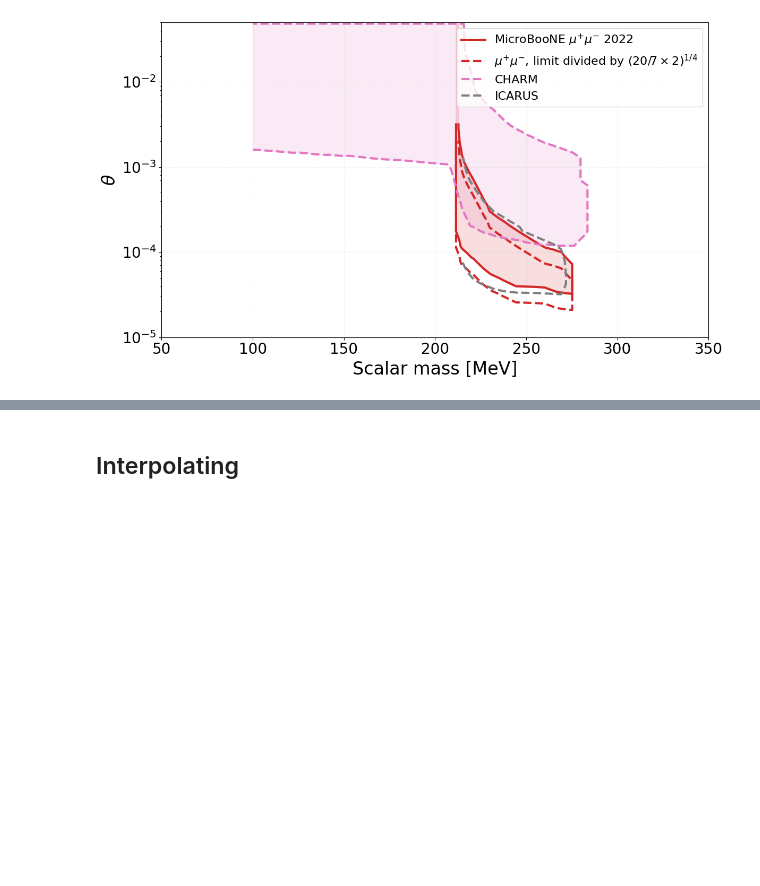
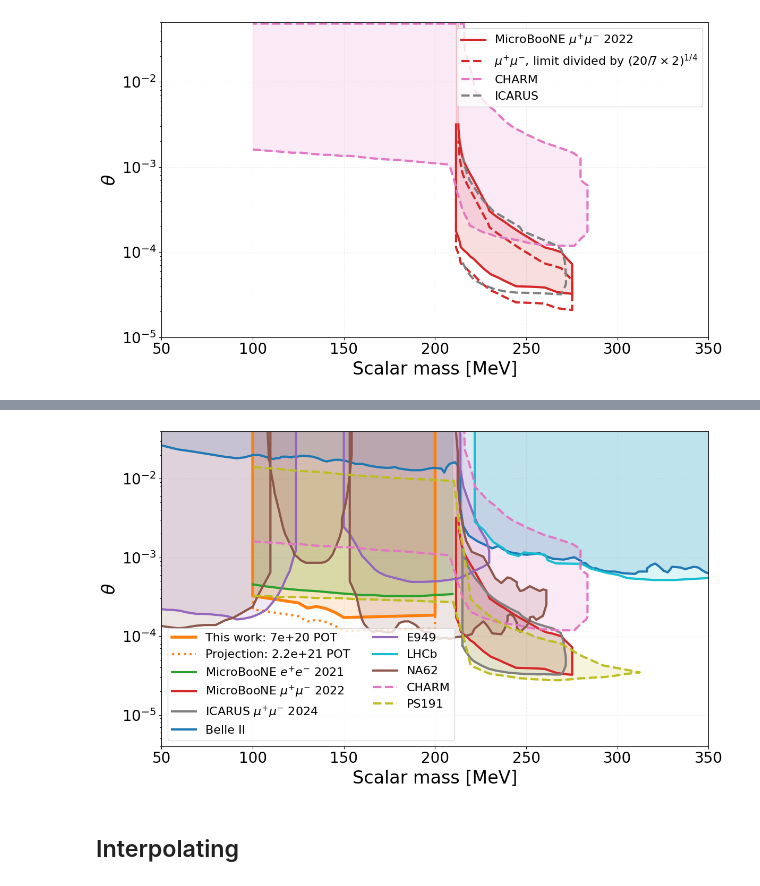
Before and after one commit to JoeBateman/HPS_ALP_Analysis, a Jupyter notebook: Comparison_plot.ipynb, the cells around one changed output, grey strips where cells are left out. Drawn from its saved outputs; the diff is of its cells as text; code cells hidden in the pictures; blank space fills up the shorter version.

```diff
--- a/Comparison_plot.ipynb
+++ b/Comparison_plot.ipynb
@@ -744,3 +759,100 @@ plt.show()
+# %%
+test_pot = 22.3e20
+this_pot = 7.01e20
+
+scale_factor = test_pot/this_pot
+
+scale_factor *= 1.5 # Due to improvements in selection efficiency
+
+plt.figure(figsize=(12,7),facecolor='white',dpi=100)
+
+# plt.plot(Belle_reduced['Mass'],Belle_reduced['Value'],label=r"Belle II",color="C1",lw=3)
+# plt.fill_between(Belle_reduced['Mass'],Belle_reduced['Value'],1,color="C1",alpha=0.15)
+
+plt.plot(uboone_NEW_ones['Mass'],uboone_NEW_ones['Value'],label=r"This work: {:.2} POT".format(this_pot),color="C1",lw=4)
+plt.fill_between(uboone_NEW_ones['Mass'],uboone_NEW_ones['Value'],1,color="C1",alpha=0.15)
+
+
+# plt.plot(uboone_2021['Mass'],uboone_2021['Value']/(7/2 * 2)**0.25,label=r"$e^{+}e^{-}$ 2021, limit divided by $(7/2\times2)^{1/4}$",color="C2",lw=3, linestyle='dashed')
+plt.plot(uboone_NEW_ones['Mass'],uboone_NEW_ones['Value']/(scale_factor**0.25),label="Projection: {:.2} POT".format(test_pot),color="C1", linestyle='dotted',lw=3)
+
+# plt.plot(uboone_scaled['Mass'],uboone_scaled['Value'],label=r"This work, hist scaled by 2.85x",color="C1", linestyle='dashed',lw=3)
+
+plt.plot(uboone_2021['Mass'],uboone_2021['Value'],label=r"MicroBooNE $e^{+}e^{-}$ 2021",color="C2",lw=3)
+plt.fill_between(uboone_2021['Mass'],uboone_2021['Value'],1,color="C2",alpha=0.15) #uboone_mumu
+
+
+plt.plot(uboone_mumu_theta_squared['Mass'],(uboone_mumu_theta_squared['Value']),label=r"MicroBooNE $\mu^{+}\mu^{-}$ 2022",color="C3",lw=3)
+plt.fill_between(uboone_mumu_theta_squared['Mass'],(uboone_mumu_theta_squared['Value']),1,color="C3",alpha=0.15)
+
+plt.plot(ICARUS_NEW['Mass'],(ICARUS_NEW['Value']),label=r"ICARUS $\mu^{+}\mu^{-}$ 2024",color="C7",lw=3)
+plt.fill_between(ICARUS_NEW['Mass'],(ICARUS_NEW['Value']),1,color="C7",alpha=0.15)
+
+plt.plot(Belle_full['Mass'],Belle_full['Value'],label=r"Belle II",color="C10",lw=3)
+plt.fill_between(Belle_full['Mass'],Belle_full['Value'],1,color="C10",alpha=0.15)
+
+plt.plot(E949_p1_ones['Mass'],E949_p1_ones['Value'],label=r"E949",color="C4",lw=3)
+plt.fill_between(E949_p1_ones['Mass'],E949_p1_ones['Value'],1,color="C4",alpha=0.15)
+
+plt.plot(E949_p2_ones['Mass'],E949_p2_ones['Value'],color="C4",lw=3)
+plt.fill_between(E949_p2_ones['Mass'],E949_p2_ones['Value'],1,color="C4",alpha=0.15)
+
+plt.plot(LHCb_Owen_ones['Mass'],(LHCb_Owen_ones['Value']),label=r"LHCb",color="C9",lw=3)
+plt.fill_between(LHCb_Owen_ones['Mass'],(LHCb_Owen_ones['Value']),1,color="C9",alpha=0.15)
+
+plt.plot(NA62_p1['Mass'],(NA62_p1['Value']),label=r"NA62",color="C5",lw=3)
+plt.fill_between(NA62_p1['Mass'],(NA62_p1['Value']),1,color="C5",alpha=0.15)
+plt.plot(NA62_p2_sorted['Mass'],(NA62_p2_sorted['Value']),color="C5",lw=3)
+plt.fill_between(NA62_p2_sorted['Mass'],(NA62_p2_sorted['Value']),1,color="C5",alpha=0.15)
+plt.plot(NA62_p3['Mass'],(NA62_p3['Value']),color="C5",lw=3)
+plt.fill_between(NA62_p3['Mass'],(NA62_p3['Value']),1,color="C5",alpha=0.15)
+
+# plt.plot(LHCb_p1['Mass'],np.sqrt(LHCb_p1['Value']),label=r"LHCb",color="C6",lw=3)
+# plt.fill_between(LHCb_p1['Mass'],np.sqrt(LHCb_p1['Value']),1,color="C6",alpha=0.15)
+
+
+
+plt.plot(CHARM_from_Owen['Mass'],(CHARM_from_Owen['Value']),label=r"CHARM",color="C6",lw=3,ls="dashed")
+plt.fill_between(CHARM_from_Owen['Mass'],(CHARM_from_Owen['Value']),1,color="C6",alpha=0.15)
+
+# plt.plot(LSND_ee['Mass'],np.sqrt(LSND_ee['Value']),label=r"LSND",color="C7",lw=3,ls="dashed")
+# plt.fill_between(LSND_ee['Mass'],np.sqrt(LSND_ee['Value']),1,color="C7",alpha=0.15)
+# plt.plot(LSND_mumu['Mass'],np.sqrt(LSND_mumu['Value']),color="C7",lw=3,ls="dashed")
+# plt.fill_between(LSND_mumu['Mass'],np.sqrt(LSND_mumu['Value']),1,color="C7",alpha=0.15)
+
+plt.plot(PS191['Mass'],(PS191['Value']),label=r"PS191",color="C8",lw=3,ls="dashed")
+plt.fill_between(PS191['Mass'],(PS191['Value']),1,color="C8",alpha=0.15)
+
+
+
+
+
+
+
+plt.xlabel(r'Scalar mass [MeV]',fontsize=24)
+plt.ylabel(r'$\theta$',fontsize=24)
+# plt.xticks([0, 50, 100, 150, 200, 245])
+# plt.legend()
+plt.ylim(4e-6,4e-2) #2e-9
+plt.xlim(50,350)
+plt.grid(ls='--',color='C7',alpha=0.1)
+plt.yscale('log')
+plt.tick_params(axis='x', labelsize=20)
+plt.tick_params(axis='y', labelsize=20)
+plt.legend(prop={'size': 16}, loc="lower left",ncol=2)
+plt.tight_layout()
+
+
+name = f"Edited_Reinterp_HPS_limit_comparison_plot"
+
+# savefig = input(f"Do you want to save the figure as {name}? y/n")
+
+# if savefig == "y":
+#     plt.savefig(root_dir+'Plots/Limits/'+name+'.pdf',bbox_inches='tight', pad_inches=0.3)
+#     plt.savefig(root_dir+'Plots/Limits/'+name+'.png',bbox_inches='tight', pad_inches=0.3)
+# plt.show()
+# %% [output]
+[figure, added]
 # %% [markdown]
 ## Interpolating
 # %%
```
Also changed, not shown: parts of 9 cells of this notebook.
